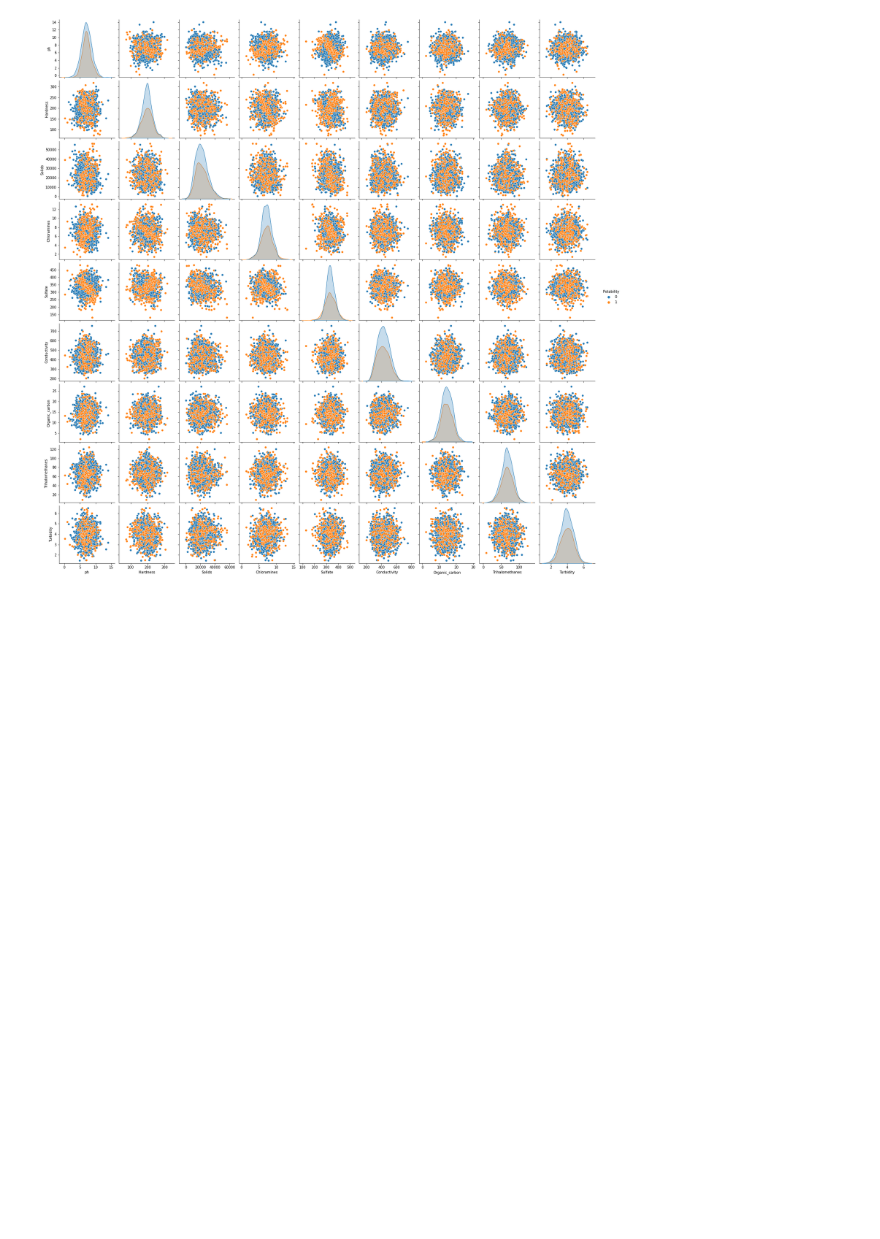
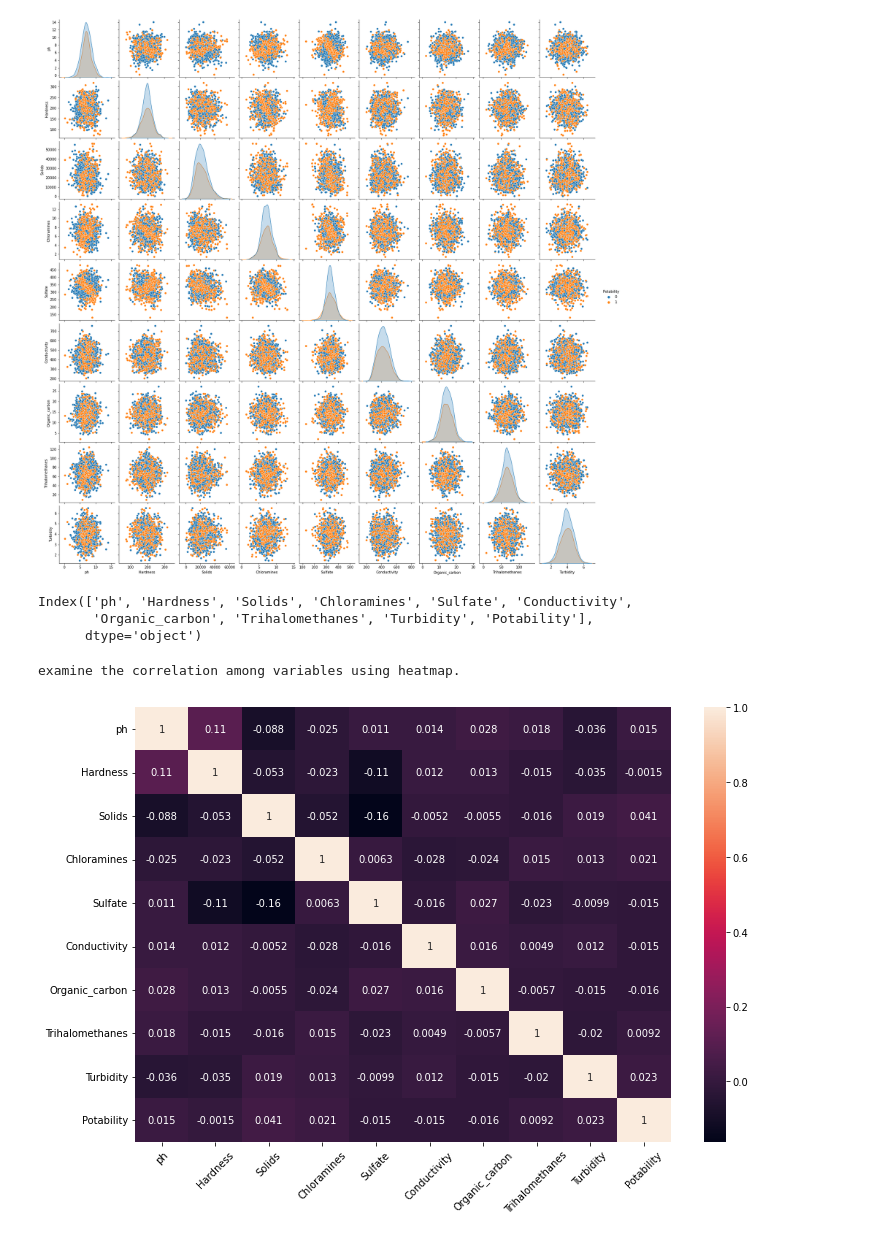
Before and after one commit to devshah21/Water-Quality-Prediction, a Jupyter notebook: Water_Quality_Analysis.ipynb, the cells around one changed output. Drawn from its saved outputs; the diff is of its cells as text; code cells hidden in the pictures; blank space fills up the shorter version.

Commit message:
finished data pre-processing + feature scaling

```diff
--- a/Water_Quality_Analysis.ipynb
+++ b/Water_Quality_Analysis.ipynb
@@ -140,3 +147,17 @@ sns.pairplot(data, hue='Potability')
 # %% [output]
 <seaborn.axisgrid.PairGrid at 0x...>
 [figure]
+# %%
+data.columns
+# %% [output]
+Index(['ph', 'Hardness', 'Solids', 'Chloramines', 'Sulfate', 'Conductivity',
+       'Organic_carbon', 'Trihalomethanes', 'Turbidity', 'Potability'],
+      dtype='object')
+# %%
+plt.figure(figsize=(12, 8))
+sns.heatmap(data.corr(), annot=True)
+plt.xticks(rotation=45);
+print('examine the correlation among variables using heatmap.')
+# %% [output]
+examine the correlation among variables using heatmap.
+[figure, added]
```
Also changed, not shown: parts of 10 cells of this notebook.
